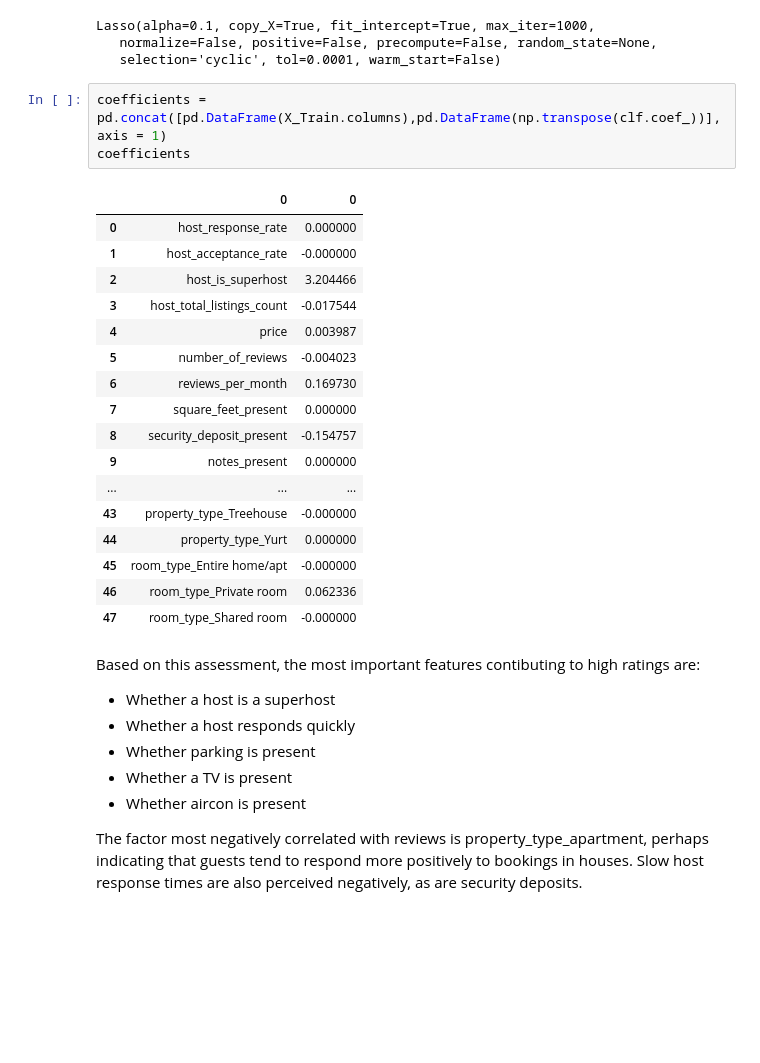
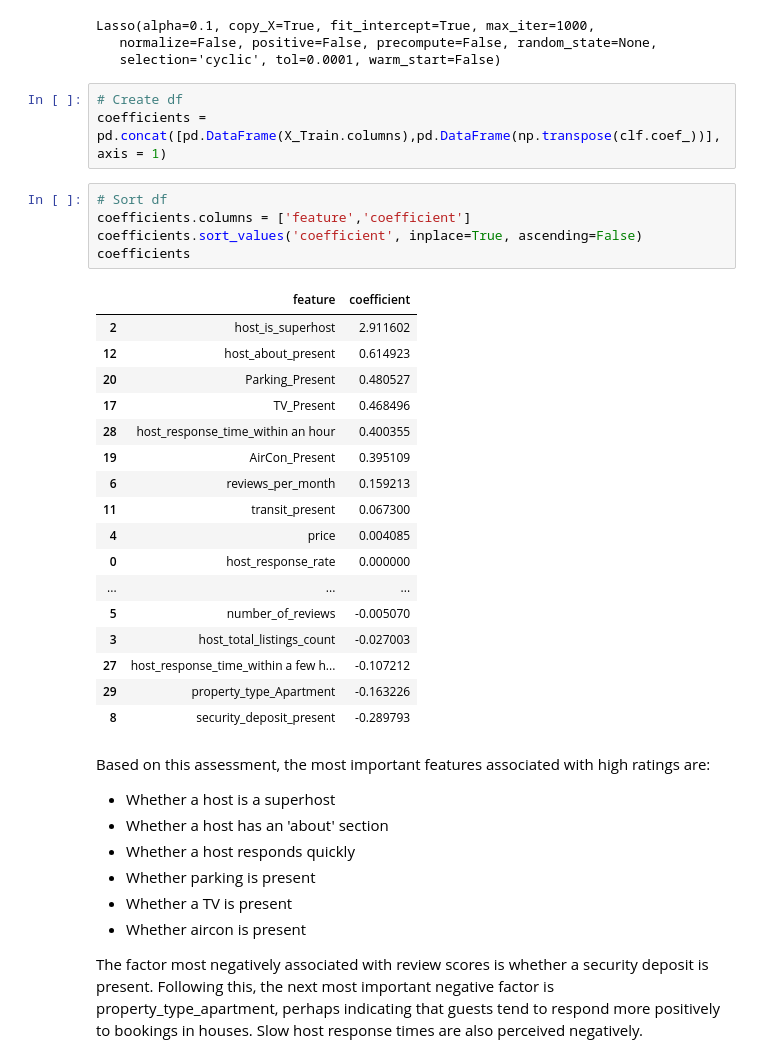
Before and after one commit to Rlbarham/seattle_eda, a Jupyter notebook: EDA - Seattle Airbnb Data.ipynb, the cells around one changed output. Saved outputs shown, nothing was run; the diff lists cells and outputs as text; blank space fills up the shorter version.

```diff
--- a/EDA - Seattle Airbnb Data.ipynb
+++ b/EDA - Seattle Airbnb Data.ipynb
@@ -867,32 +867,38 @@ Lasso(alpha=0.1, copy_X=True, fit_intercept=True, max_iter=1000,
    normalize=False, positive=False, precompute=False, random_state=None,
    selection='cyclic', tol=0.0001, warm_start=False)
 # %%
+# Create df
 coefficients = pd.concat([pd.DataFrame(X_Train.columns),pd.DataFrame(np.transpose(clf.coef_))], axis = 1)
-coefficients
-# %% [output]
-|  | 0 | 0 |
-| 0 | host_response_rate | 0.000000 |
-| 1 | host_acceptance_rate | -0.000000 |
-| 2 | host_is_superhost | 3.204466 |
-| 3 | host_total_listings_count | -0.017544 |
-| 4 | price | 0.003987 |
-| 5 | number_of_reviews | -0.004023 |
-| 6 | reviews_per_month | 0.169730 |
-| 7 | square_feet_present | 0.000000 |
-| 8 | security_deposit_present | -0.154757 |
-| 9 | notes_present | 0.000000 |
-| ... | ... | ... |
-| 43 | property_type_Treehouse | -0.000000 |
-| 44 | property_type_Yurt | 0.000000 |
-| 45 | room_type_Entire home/apt | -0.000000 |
-| 46 | room_type_Private room | 0.062336 |
-| 47 | room_type_Shared room | -0.000000 |
+# %%
+# Sort df
+coefficients.columns = ['feature','coefficient']
+coefficients.sort_values('coefficient', inplace=True, ascending=False)
+coefficients
+# %% [output]
+|  | feature | coefficient |
+| 2 | host_is_superhost | 2.911602 |
+| 12 | host_about_present | 0.614923 |
+| 20 | Parking_Present | 0.480527 |
+| 17 | TV_Present | 0.468496 |
+| 28 | host_response_time_within an hour | 0.400355 |
+| 19 | AirCon_Present | 0.395109 |
+| 6 | reviews_per_month | 0.159213 |
+| 11 | transit_present | 0.067300 |
+| 4 | price | 0.004085 |
+| 0 | host_response_rate | 0.000000 |
+| ... | ... | ... |
+| 5 | number_of_reviews | -0.005070 |
+| 3 | host_total_listings_count | -0.027003 |
+| 27 | host_response_time_within a few h... | -0.107212 |
+| 29 | property_type_Apartment | -0.163226 |
+| 8 | security_deposit_present | -0.289793 |
 # %% [markdown]
-Based on this assessment, the most important features contibuting to high ratings are:
+Based on this assessment, the most important features associated with high ratings are:
 - Whether a host is a superhost
+- Whether a host has an 'about' section
 - Whether a host responds quickly
 - Whether parking is present
 - Whether a TV is present
 - Whether aircon is present
 
-The factor most negatively correlated with reviews is property_type_apartment, perhaps indicating that guests tend to respond more positively to bookings in houses. Slow host response times are also perceived negatively, as are security deposits.
+The factor most negatively associated with review scores is whether a security deposit is present. Following this, the next most important negative factor is property_type_apartment, perhaps indicating that guests tend to respond more positively to bookings in houses. Slow host response times are also perceived negatively.
```
Also changed, not shown: parts of 11 cells of this notebook, 3 other files.
